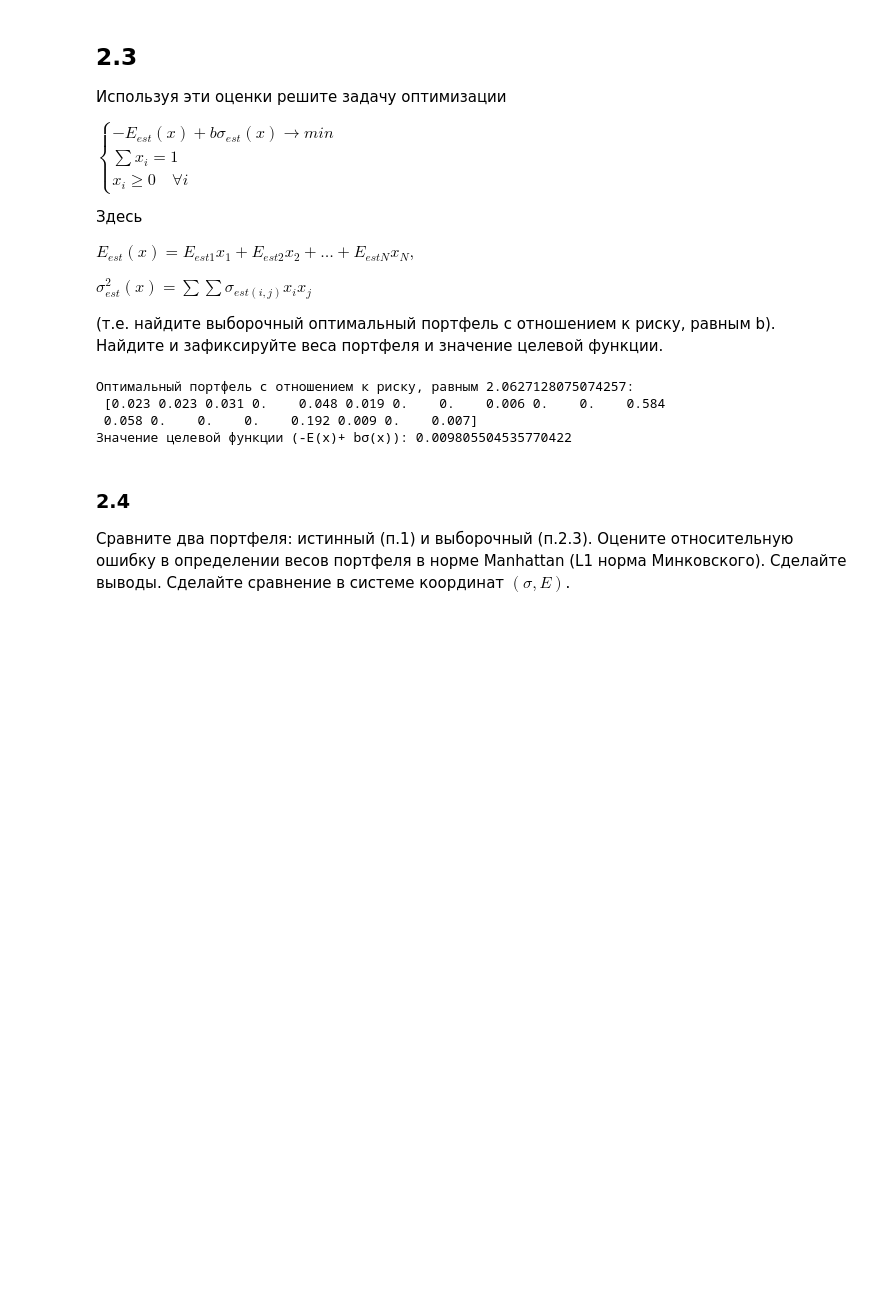
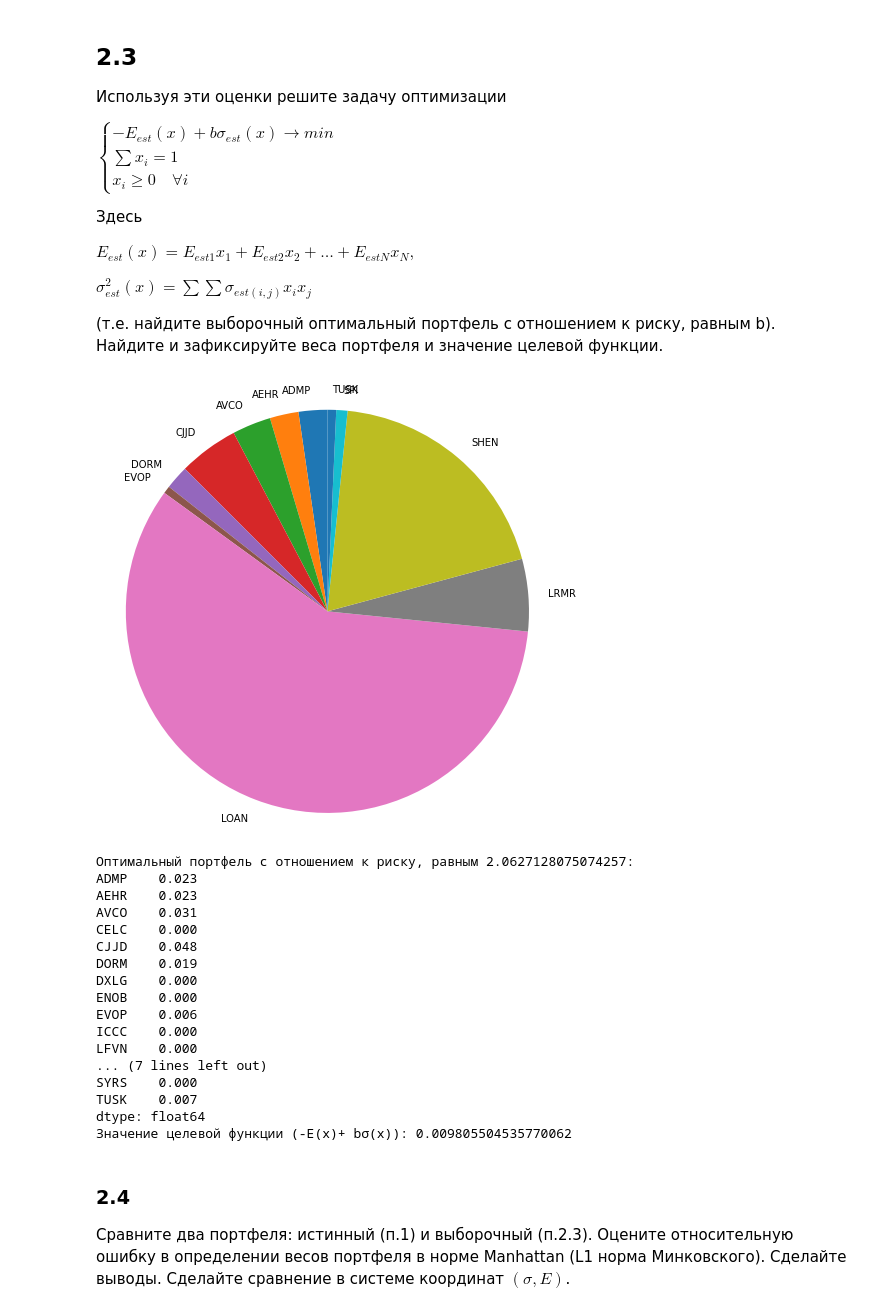
Before and after one commit to dselivanovskaya/Finance-operations-research-lab-3, a Jupyter notebook: lab-3.ipynb, the cells around one changed output. Cells and saved outputs as stored; diff of their text form; code cells hidden in the pictures; blank space fills up the shorter version.

```diff
--- a/lab-3.ipynb
+++ b/lab-3.ipynb
@@ -377,17 +449,43 @@ $\sigma_{est}^2(x) =\sum\sum \sigma_{est (i, j)} x_ix_j$
 # %%
 x_opt_r_sample30, utility_function_opt_r_sample30 = find_optimal_portfolio(calc_utility_function,
                                                      (r_sample30_means, r_sample30_cov_mat, b),
                                                      n_stocks=r_sample30_means.shape[0],
                                                      decimals=3,
                                                      short_sales=False)
 
-print(f"Оптимальный портфель с отношением к риску, равным {b}: \n {x_opt_r_sample30}")
+# pie plot
+fig1, ax1 = plt.subplots(figsize=(8, 8))
+ax1.pie(x_opt_r_sample30[np.where(x_opt_r_sample30 != 0)],
+        labels=tickers20[np.where(x_opt_r_sample30 != 0)],
+        # autopct='%.2f%%',
+        # shadow=True,
+        startangle=90)
+ax1.axis('equal')  # Equal aspect ratio ensures that pie is drawn as a circle.
+# plt.title("Распределение весов в портфеле")
+plt.show()
+
+# prints
+print(f"Оптимальный портфель с отношением к риску, равным {b}: \n{pd.Series(x_opt_r_sample30, index = tickers20)}")
 print(f"Значение целевой функции (-E(x)+ bσ(x)): {utility_function_opt_r_sample30}")
 # %% [output]
+[figure, added]
 Оптимальный портфель с отношением к риску, равным 2.0627128075074257:
- [0.023 0.023 0.031 0.    0.048 0.019 0.    0.    0.006 0.    0.    0.584
- 0.058 0.    0.    0.    0.192 0.009 0.    0.007]
-Значение целевой функции (-E(x)+ bσ(x)): 0.009805504535770422
+ADMP    0.023
+AEHR    0.023
+AVCO    0.031
+CELC    0.000
+CJJD    0.048
+DORM    0.019
+DXLG    0.000
+ENOB    0.000
+EVOP    0.006
+ICCC    0.000
+LFVN    0.000
+... (7 lines left out)
+SYRS    0.000
+TUSK    0.007
+dtype: float64
+Значение целевой функции (-E(x)+ bσ(x)): 0.009805504535770062
 # %% [markdown]
 ### 2.4
 Сравните два портфеля: истинный (п.1) и выборочный (п.2.3). Оцените относительную ошибку в определении весов портфеля в норме Manhattan (L1 норма Минковского). Сделайте выводы. Сделайте сравнение в системе координат $(\sigma, E)$.
```
Also changed, not shown: parts of 13 cells of this notebook.
